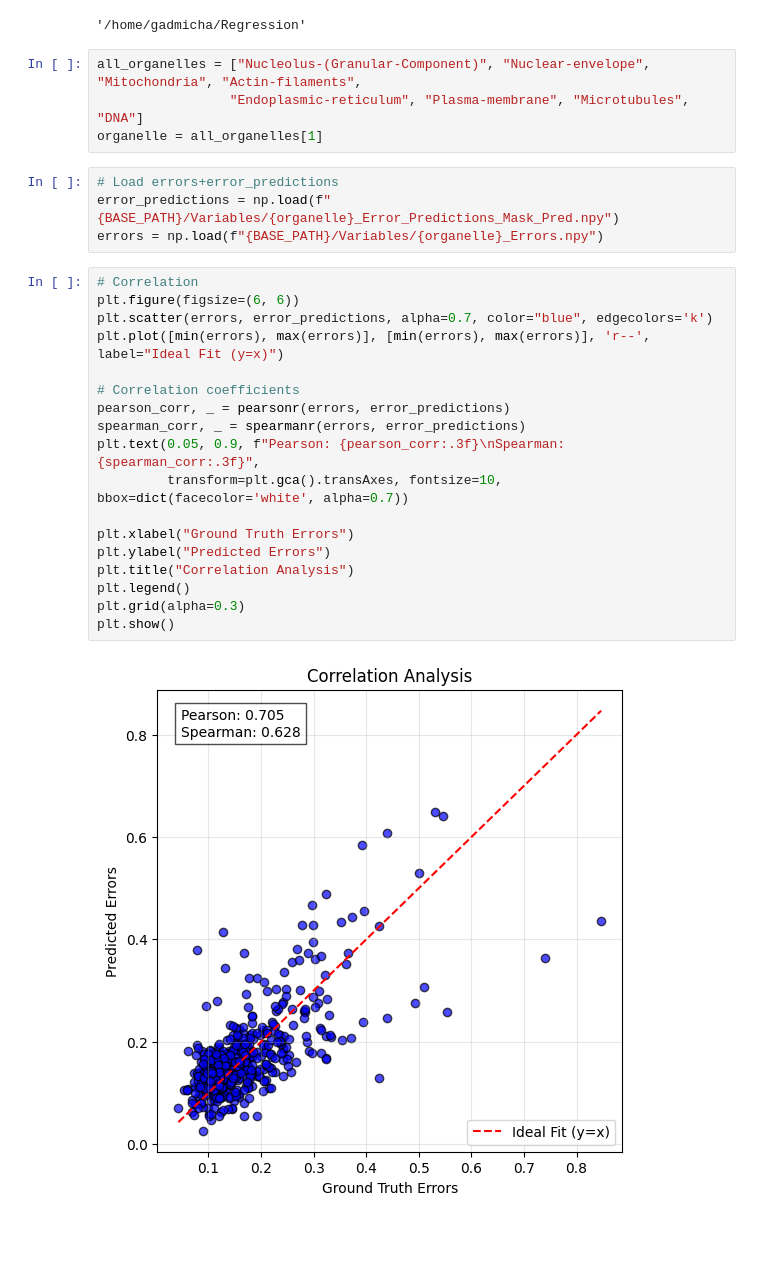
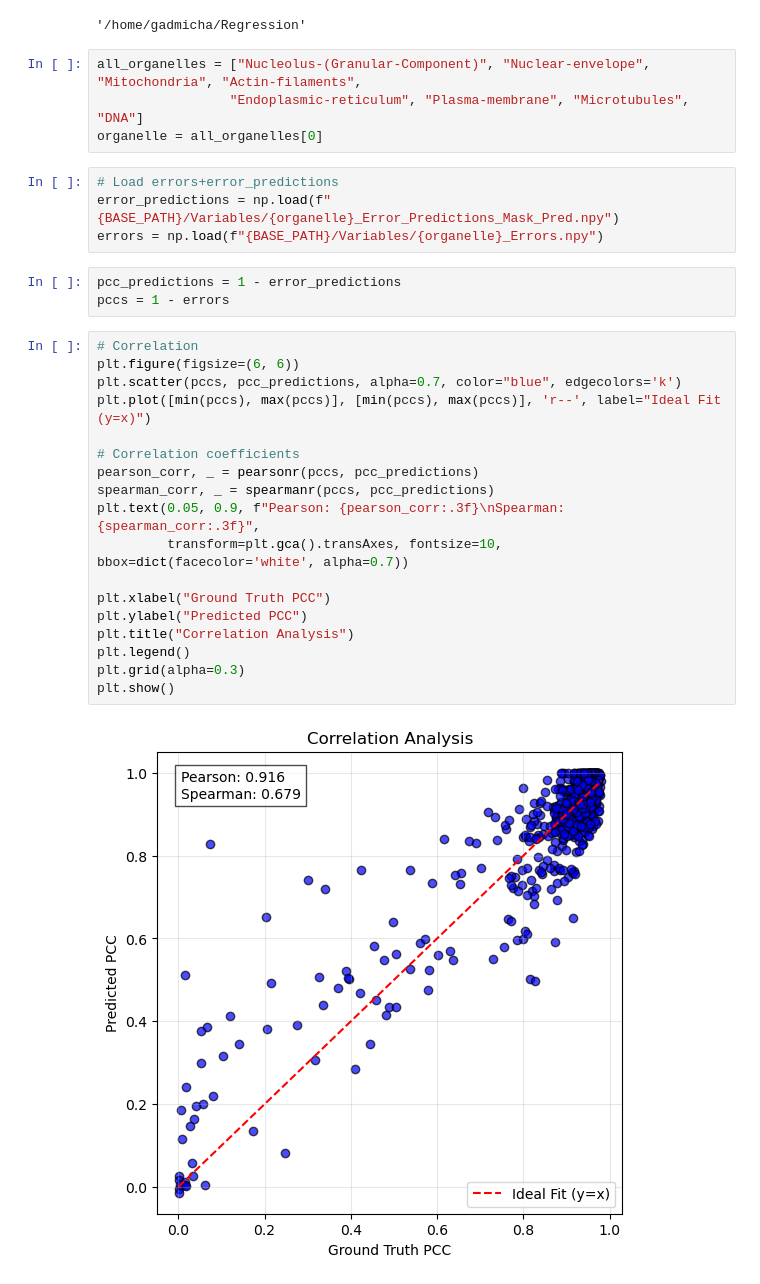
Before and after one commit to GadMil/Interpretability, a Jupyter notebook: interpretability/notebooks/plotting.ipynb, the cells around one changed output. Cells and saved outputs as stored; diff of their text form; blank space fills up the shorter version.

```diff
--- a/interpretability/notebooks/plotting.ipynb
+++ b/interpretability/notebooks/plotting.ipynb
@@ -13,30 +13,33 @@ BASE_PATH
 # %%
 all_organelles = ["Nucleolus-(Granular-Component)", "Nuclear-envelope", "Mitochondria", "Actin-filaments",
                  "Endoplasmic-reticulum", "Plasma-membrane", "Microtubules", "DNA"]
-organelle = all_organelles[1]
+organelle = all_organelles[0]
 # %%
 # Load errors+error_predictions
 error_predictions = np.load(f"{BASE_PATH}/Variables/{organelle}_Error_Predictions_Mask_Pred.npy")
 errors = np.load(f"{BASE_PATH}/Variables/{organelle}_Errors.npy")
+# %%
+pcc_predictions = 1 - error_predictions
+pccs = 1 - errors
 # %%
 # Correlation
 plt.figure(figsize=(6, 6))
-plt.scatter(errors, error_predictions, alpha=0.7, color="blue", edgecolors='k')
-plt.plot([min(errors), max(errors)], [min(errors), max(errors)], 'r--', label="Ideal Fit (y=x)")
+plt.scatter(pccs, pcc_predictions, alpha=0.7, color="blue", edgecolors='k')
+plt.plot([min(pccs), max(pccs)], [min(pccs), max(pccs)], 'r--', label="Ideal Fit (y=x)")
 
 # Correlation coefficients
-pearson_corr, _ = pearsonr(errors, error_predictions)
-spearman_corr, _ = spearmanr(errors, error_predictions)
+pearson_corr, _ = pearsonr(pccs, pcc_predictions)
+spearman_corr, _ = spearmanr(pccs, pcc_predictions)
 plt.text(0.05, 0.9, f"Pearson: {pearson_corr:.3f}\nSpearman: {spearman_corr:.3f}",
          transform=plt.gca().transAxes, fontsize=10, bbox=dict(facecolor='white', alpha=0.7))
 
-plt.xlabel("Ground Truth Errors")
-plt.ylabel("Predicted Errors")
+plt.xlabel("Ground Truth PCC")
+plt.ylabel("Predicted PCC")
 plt.title("Correlation Analysis")
 plt.legend()
 plt.grid(alpha=0.3)
 plt.show()
 # %% [output]
-[figure, old version]
+[figure, new version]
 # %%
 plt.figure(figsize=(6, 5))
```
Also changed, not shown: parts of 11 cells of this notebook, 6 other files.
